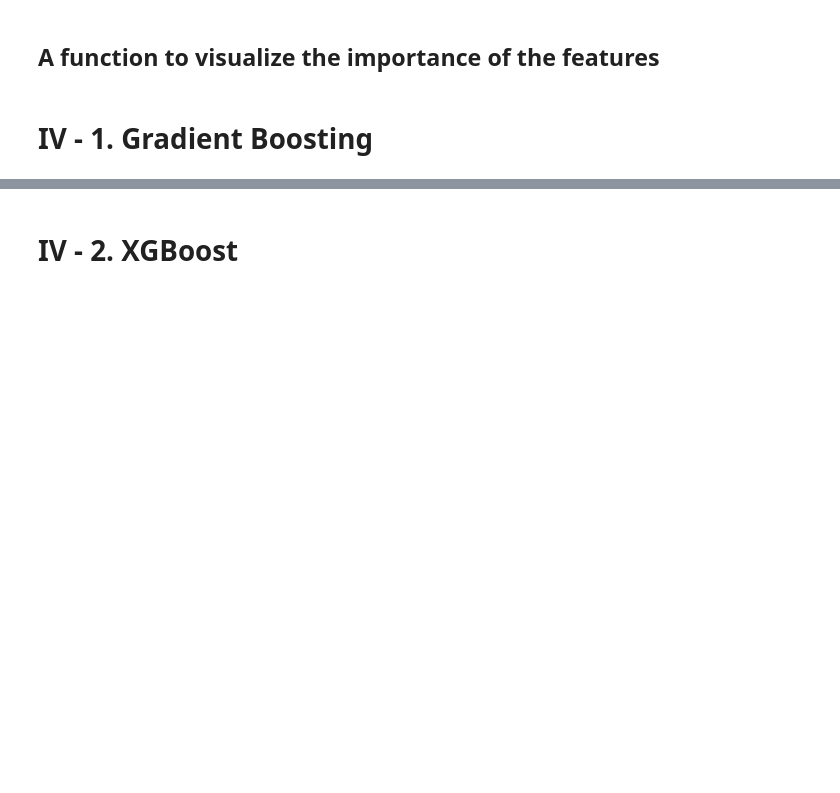
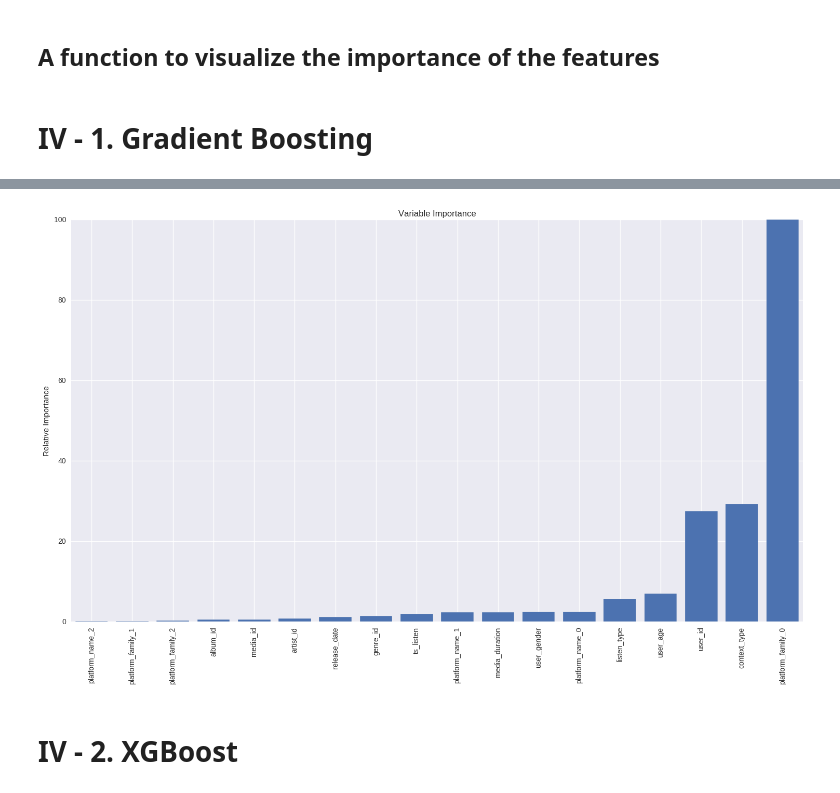
Before and after one commit to MarcSzafraniec/dsg17, a Jupyter notebook: DSG_qualifs.ipynb, the cells around one changed output, grey strips where cells are left out. Saved outputs shown, nothing was run; the diff lists cells and outputs as text; code cells hidden in the pictures; blank space fills up the shorter version.

```diff
--- a/DSG_qualifs.ipynb
+++ b/DSG_qualifs.ipynb
@@ -123,0 +147,4 @@ for s in categorical:
+# %%
+avrg_listened_user.name = 'avrg_listened_user'
+avrg_listened_user_flow.name = 'avrg_listened_user_flow'
+avrg_listened_user_noflow.name = 'avrg_listened_user_noflow'
@@ -124,3 +153,12 @@ for s in categorical:
+# %%
+combined = combined.join(avrg_listened_user, 'user_id', 'left')
+combined = combined.join(avrg_listened_user_flow, 'user_id', 'left')
+combined = combined.join(avrg_listened_user_noflow, 'user_id', 'left')
+# %%
+combined['avrg_listened_user_flow'].fillna(combined['avrg_listened_user'], inplace=True)
+combined['avrg_listened_user_noflow'].fillna(combined['avrg_listened_user'], inplace=True)
+# %%
+combined['avrg_listened_user_current'] = combined['avrg_listened_user_flow']*combined['listen_type'] + combined['avrg_listened_user_noflow']*(1-combined['listen_type'])
 # %% [markdown]
 ## Ts_listen, release_date: date under 2 different formats -> put to same format
 # %% [markdown]
@@ -189,5 +231,7 @@ gbr.fit(newtrain, target)
 # %%
-importanceVisualisation(gbr.feature_importances_, newtrainBig.columns)
+importanceVisualisation(gbr.feature_importances_, newtrain.columns)
+# %% [output]
+[figure, added]
 # %% [markdown]
 <h1> IV - 2. XGBoost </h1>
 # %%
```
Also changed, not shown: parts of 13 cells of this notebook, 1 other file.
